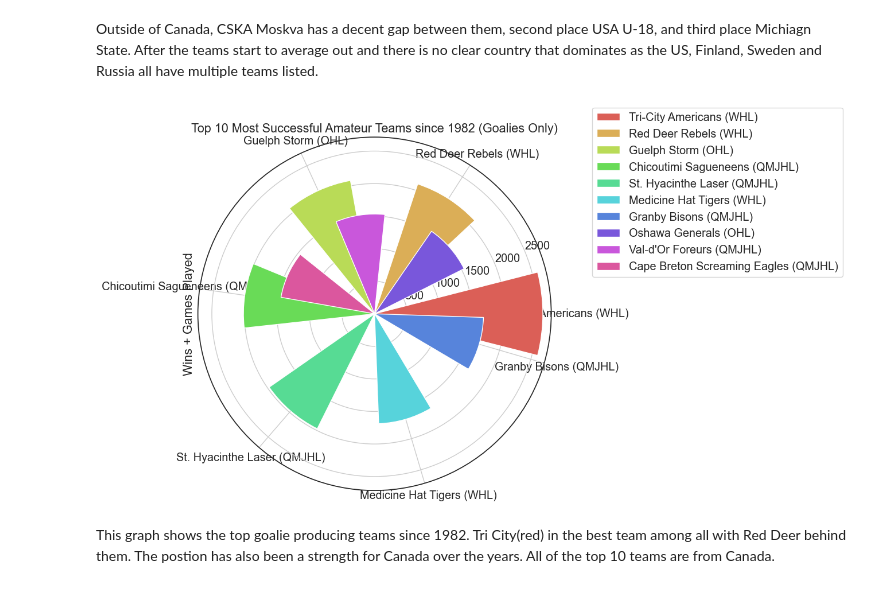
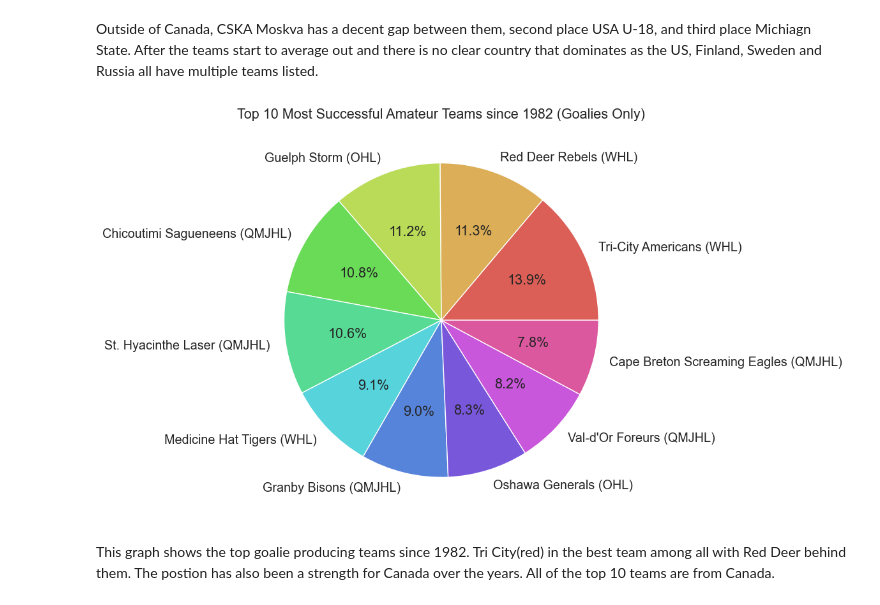
Before and after one commit to ubco-W2022T2-data301/project-group-group31, a Jupyter notebook: analysis/analysis3.ipynb, the cells around one changed output. Saved outputs shown, nothing was run; the diff lists cells and outputs as text; code cells hidden in the pictures.

```diff
--- a/analysis/analysis3.ipynb
+++ b/analysis/analysis3.ipynb
@@ -35,0 +11,12 @@ array(['SK', 'US', 'CA', 'SE', 'CZ', 'AT', 'RU', 'FI', 'CH', 'DE', 'LV',
+# %%
+#Loading and processing data into df1982
+from typing import TYPE_CHECKING
+if TYPE_CHECKING:
+    from .code import project_functions3
+else:
+    import sys
+    sys.path.append("./code")
+    import project_functions3
+
+df = project_functions3.load_and_process("../data/raw/NHLDraft.csv")
+df
@@ -113,35 +106,32 @@ plt.show()
 Outside of Canada, CSKA Moskva has a decent gap between them, second place USA U-18, and third place Michiagn State. After the teams start to average out and there is no clear country that dominates as the US, Finland, Sweden and Russia all have multiple teams listed.
 # %%
 # Filter data to include only goalies with an amateur team
-df_goalies = df1982[df1982['position'] == 'G']
+df_goalies = df[df['position'] == 'G']
 df_amateur_goalies = df_goalies[df_goalies['amateur_team'].notnull()]
 
+
 # Calculate total score for each team
-Gdf= df_amateur_goalies.groupby('amateur_team').sum()[['goalie_games_played', 'goalie_wins']]
+Gdf = df_amateur_goalies.groupby('amateur_team', as_index=False).sum(numeric_only=True)[['amateur_team', 'goalie_games_played', 'goalie_wins']]
 Gdf['score'] = Gdf['goalie_games_played'] + Gdf['goalie_wins']
 Gdf = Gdf.sort_values('score', ascending=False)[:10]
-Gdf['amateur_team'] = Gdf.index
 
 # Set color palette
 colors = sns.color_palette("hls", len(Gdf))
 
 # Set figure size
 fig = plt.figure(figsize=(10, 8))
 
-# Generate plot using seaborn
-ax = fig.add_subplot(111, polar=True)
-bars = ax.bar(x=Gdf.index, height=Gdf['score'], width=0.5, bottom=0, color=colors)
-
-# Set legend
-ax.legend(bars, Gdf['amateur_team'], loc='upper left', bbox_to_anchor=(1.1, 1.1))
+# Generate plot using matplotlib
+ax = fig.add_subplot(111)
+ax.pie(Gdf['score'], labels=Gdf['amateur_team'], colors=colors, autopct='%1.1f%%')
 
 # Set title and axis labels
 plt.title('Top 10 Most Successful Amateur Teams since 1982 (Goalies Only)')
-plt.ylabel('Wins + Games Played')
+
 
 # Show plot
 plt.show()
 # %% [output]
-[figure, old version]
+[figure, new version]
 # %% [markdown]
 This graph shows the top goalie producing teams since 1982. Tri City(red) in the best team among all with Red Deer behind them. The postion has also been a strength for Canada over the years. All of the top 10 teams are from Canada.
```
Also changed, not shown: parts of 8 cells of this notebook, 1 other file.
